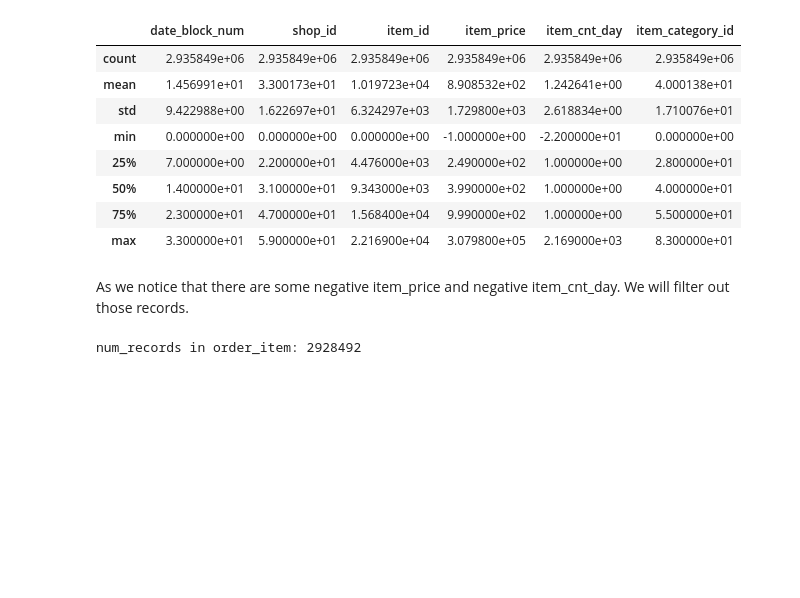
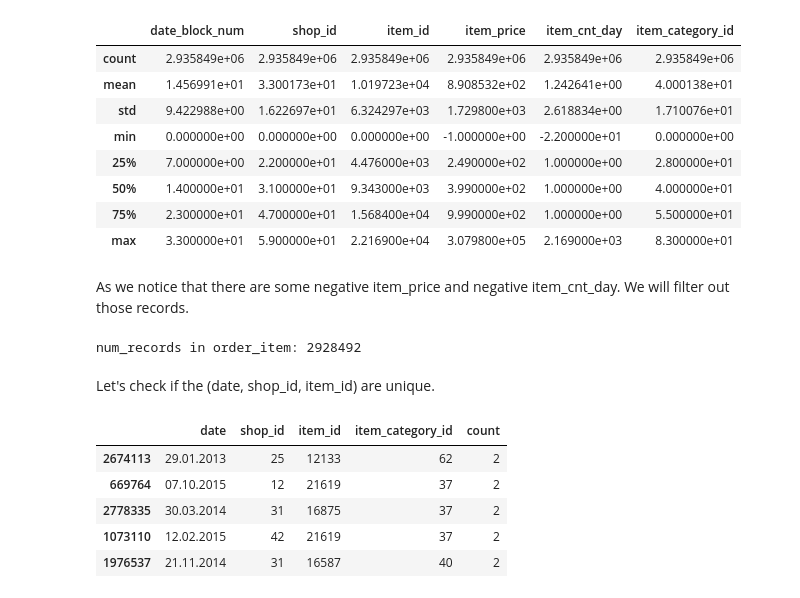
Before and after one commit to ATausif/predict-future-sales, a Jupyter notebook: main.ipynb, the cells around one changed output. Cells and saved outputs as stored; diff of their text form; code cells hidden in the pictures; blank space fills up the shorter version.

```diff
--- a/main.ipynb
+++ b/main.ipynb
@@ -123,3 +127,15 @@ order_item = order_item[(order_item['item_price']>0) & (order_item['item_cnt_day
 print('num_records in order_item:', len(order_item))
 # %% [output]
 num_records in order_item: 2928492
+# %% [markdown]
+Let's check if the (date, shop_id, item_id) are unique.
+# %%
+a = order_item.groupby(['date', 'shop_id', 'item_id', 'item_category_id'], as_index=False)['item_cnt_day'].count().rename(columns={'item_cnt_day': 'count'}).sort_values(by=['count'], ascending=False)
+a.head()
+# %% [output]
+|  | date | shop_id | item_id | item_category_id | count |
+| 2674113 | 29.01.2013 | 25 | 12133 | 62 | 2 |
+| 669764 | 07.10.2015 | 12 | 21619 | 37 | 2 |
+| 2778335 | 30.03.2014 | 31 | 16875 | 37 | 2 |
+| 1073110 | 12.02.2015 | 42 | 21619 | 37 | 2 |
+| 1976537 | 21.11.2014 | 31 | 16587 | 40 | 2 |
```
Also changed, not shown: parts of 12 cells of this notebook.
